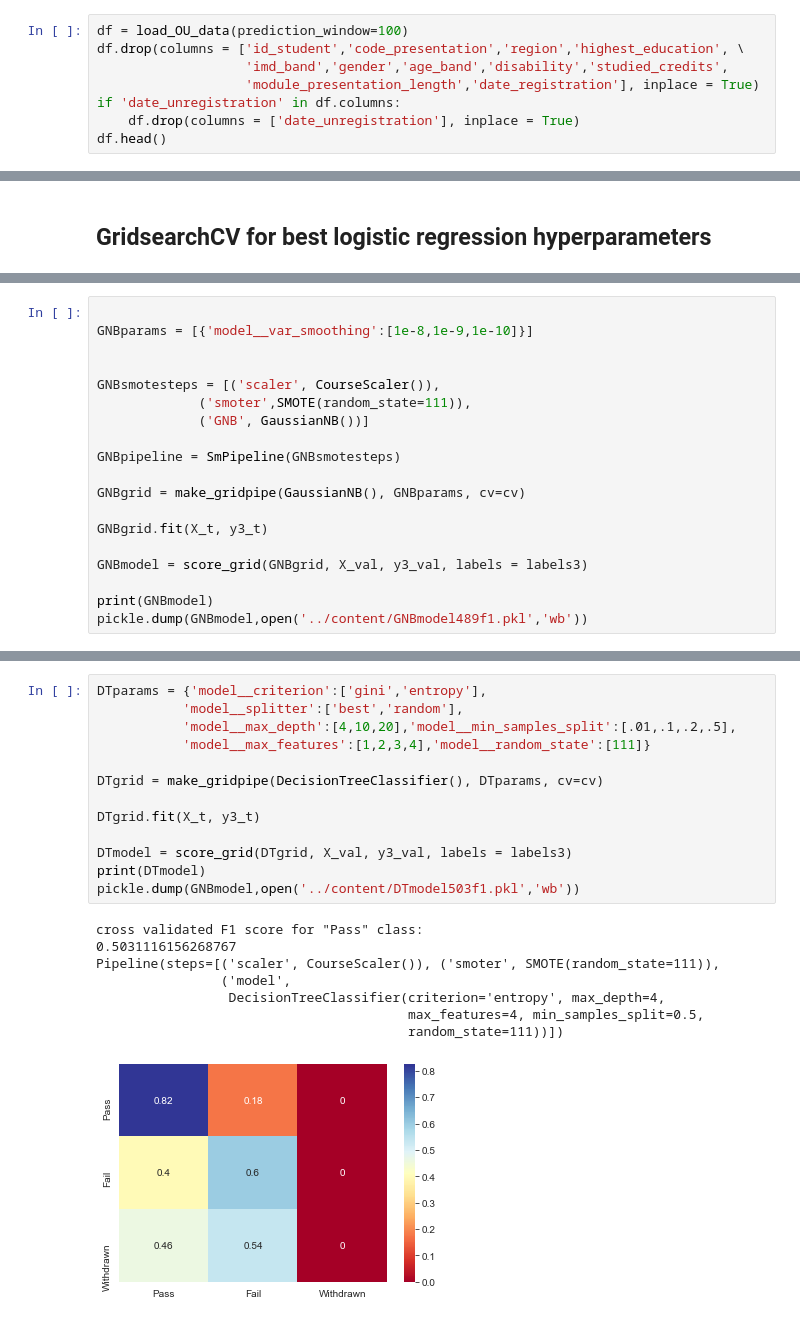
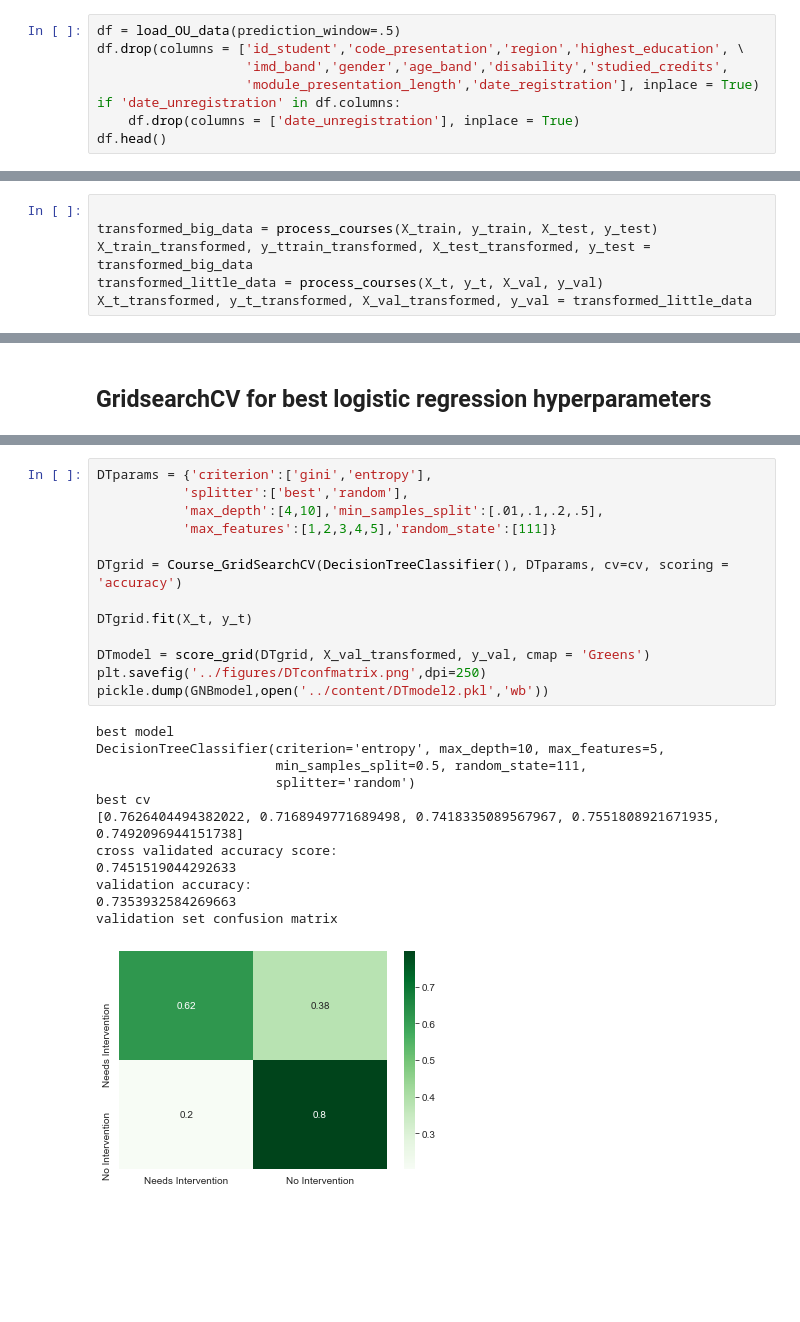
Before and after one commit to Caellwyn/ou_student_predictions, a Jupyter notebook: notebooks/shallow_modeling.ipynb, the cells around one changed output, grey strips where cells are left out. Drawn from its saved outputs; the diff is of its cells as text; blank space fills up the shorter version.

```diff
--- a/notebooks/shallow_modeling.ipynb
+++ b/notebooks/shallow_modeling.ipynb
@@ -43,5 +51,5 @@ We are hoping to predict only on data that can be collected by the online learni
 # %%
-df = load_OU_data(prediction_window=100)
+df = load_OU_data(prediction_window=.5)
 df.drop(columns = ['id_student','code_presentation','region','highest_education', \
                    'imd_band','gender','age_band','disability','studied_credits',
                    'module_presentation_length','date_registration'], inplace = True)
@@ -172,0 +102,6 @@ This did not improve on the 3 class version.  We have far too many false positiv
+# %%
+
+transformed_big_data = process_courses(X_train, y_train, X_test, y_test)
+X_train_transformed, y_ttrain_transformed, X_test_transformed, y_test = transformed_big_data
+transformed_little_data = process_courses(X_t, y_t, X_val, y_val)
+X_t_transformed, y_t_transformed, X_val_transformed, y_val = transformed_little_data
@@ -208,19 +175,0 @@ We used the logistic regression classifier to tune our features, but now it's ti
-# %%
-
-GNBparams = [{'model__var_smoothing':[1e-8,1e-9,1e-10]}]
-
-
-GNBsmotesteps = [('scaler', CourseScaler()),
-             ('smoter',SMOTE(random_state=111)),
-             ('GNB', GaussianNB())]
-
-GNBpipeline = SmPipeline(GNBsmotesteps)
-
-GNBgrid = make_gridpipe(GaussianNB(), GNBparams, cv=cv)
-
-GNBgrid.fit(X_t, y3_t)
-
-GNBmodel = score_grid(GNBgrid, X_val, y3_val, labels = labels3)
-
-print(GNBmodel)
-pickle.dump(GNBmodel,open('../content/GNBmodel489f1.pkl','wb'))
@@ -236,22 +179,26 @@ This model has more false negative predictions for the passing class.  50% of pa
 # %%
-DTparams = {'model__criterion':['gini','entropy'],
-           'model__splitter':['best','random'],
-           'model__max_depth':[4,10,20],'model__min_samples_split':[.01,.1,.2,.5],
-           'model__max_features':[1,2,3,4],'model__random_state':[111]}
+DTparams = {'criterion':['gini','entropy'],
+           'splitter':['best','random'],
+           'max_depth':[4,10],'min_samples_split':[.01,.1,.2,.5],
+           'max_features':[1,2,3,4,5],'random_state':[111]}
 
-DTgrid = make_gridpipe(DecisionTreeClassifier(), DTparams, cv=cv)
+DTgrid = Course_GridSearchCV(DecisionTreeClassifier(), DTparams, cv=cv, scoring = 'accuracy')
 
-DTgrid.fit(X_t, y3_t)
+DTgrid.fit(X_t, y_t)
 
-DTmodel = score_grid(DTgrid, X_val, y3_val, labels = labels3)
-print(DTmodel)
-pickle.dump(GNBmodel,open('../content/DTmodel503f1.pkl','wb'))
+DTmodel = score_grid(DTgrid, X_val_transformed, y_val, cmap = 'Greens')
+plt.savefig('../figures/DTconfmatrix.png',dpi=250)
+pickle.dump(GNBmodel,open('../content/DTmodel2.pkl','wb'))
 # %% [output]
-cross validated F1 score for "Pass" class:
-0.5031116156268767
-Pipeline(steps=[('scaler', CourseScaler()), ('smoter', SMOTE(random_state=111)),
-                ('model',
-                 DecisionTreeClassifier(criterion='entropy', max_depth=4,
-                                        max_features=4, min_samples_split=0.5,
-                                        random_state=111))])
+best model
+DecisionTreeClassifier(criterion='entropy', max_depth=10, max_features=5,
+                       min_samples_split=0.5, random_state=111,
+                       splitter='random')
+best cv
+[0.7626404494382022, 0.7168949771689498, 0.7418335089567967, 0.7551808921671935, 0.7492096944151738]
+cross validated accuracy score:
+0.7451519044292633
+validation accuracy:
+0.7353932584269663
+validation set confusion matrix
-[figure, old version]
+[figure, new version]
```
Also changed, not shown: parts of 46 cells of this notebook, 39 other files.
